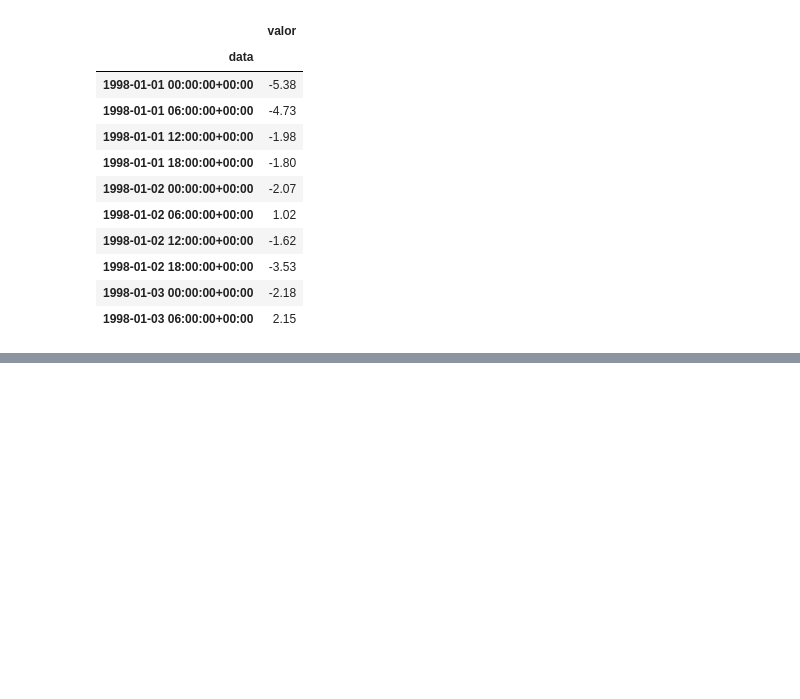
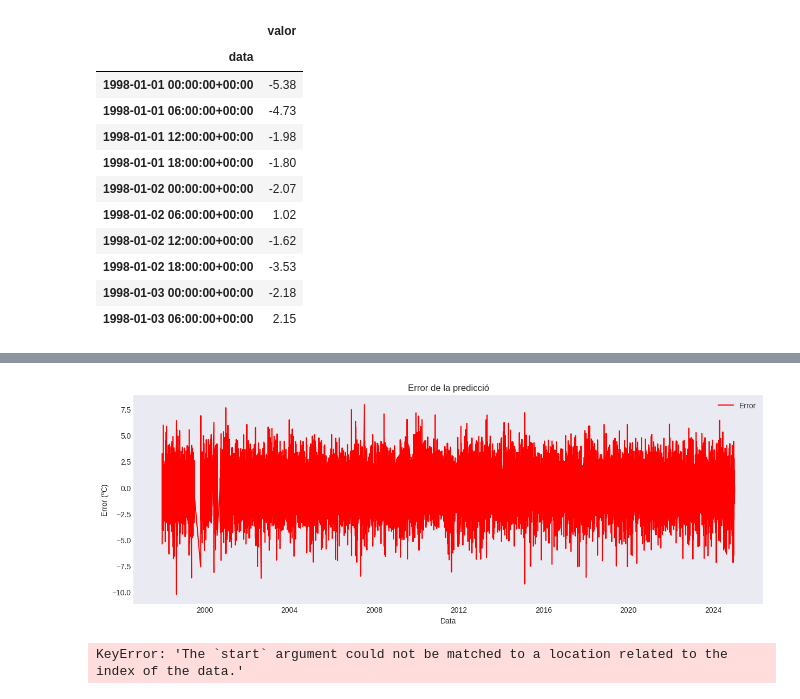
Before and after one commit to Paurro/TFM_SCM_Temperature_Forecasting_ML, a Jupyter notebook: models_prediccio/forecast_primers_casos/arima_model.ipynb, the cells around one changed output, grey strips where cells are left out. Cells and saved outputs as stored; diff of their text form; code cells hidden in the pictures; blank space fills up the shorter version.

```diff
--- a/models_prediccio/forecast_primers_casos/arima_model.ipynb
+++ b/models_prediccio/forecast_primers_casos/arima_model.ipynb
@@ -147,9 +134,9 @@ from statsmodels.tsa.arima.model import ARIMA
 
 
 # Definim els paràmetres p, d i q
-p = 2  # Ordre de l'auto-regressió
+p = 5*4  # Ordre de l'auto-regressió
 d = 1  # Ordre de la diferenciació
-q = 2  # Ordre de la mitjana mòbil
+q = 5  # Ordre de la mitjana mòbil
 
 # Creem el model ARIMA
 model = ARIMA(data['valor'], order=(p, d, q))
@@ -264,0 +291,27 @@ MAE: 1.271846530213517
+# %%
+# Plot dels errors
+plt.figure(figsize=(15, 5))
+plt.plot(data['error'], label='Error', color='red')
+plt.title('Error de la predicció')
+plt.xlabel('Data')
+plt.ylabel('Error (ºC)')
+# plt.xlim('Jan 01 2022', 'Dec 31 2022')
+plt.legend()
+plt.grid()
+plt.show()
+# %% [output]
+[figure, added]
+# %%
+# Predir del 2025 fins al març del 2026
+# Definim el rang de dates per a la predicció amb el mateix format que el dataframe original
+start_date = '2025-01-01'
+end_date = '2026-03-31'
+
+# Convertim les dates a datetime
+start_date = pd.to_datetime(start_date)
+end_date = pd.to_datetime(end_date)
+
+# Realitzem la predicció
+predictions_future = model.get_prediction(start=start_date, end=end_date, dynamic=False)
+# %% [output]
+KeyError: 'The `start` argument could not be matched to a location related to the index of the data.'
```
Also changed, not shown: parts of 10 cells of this notebook.
